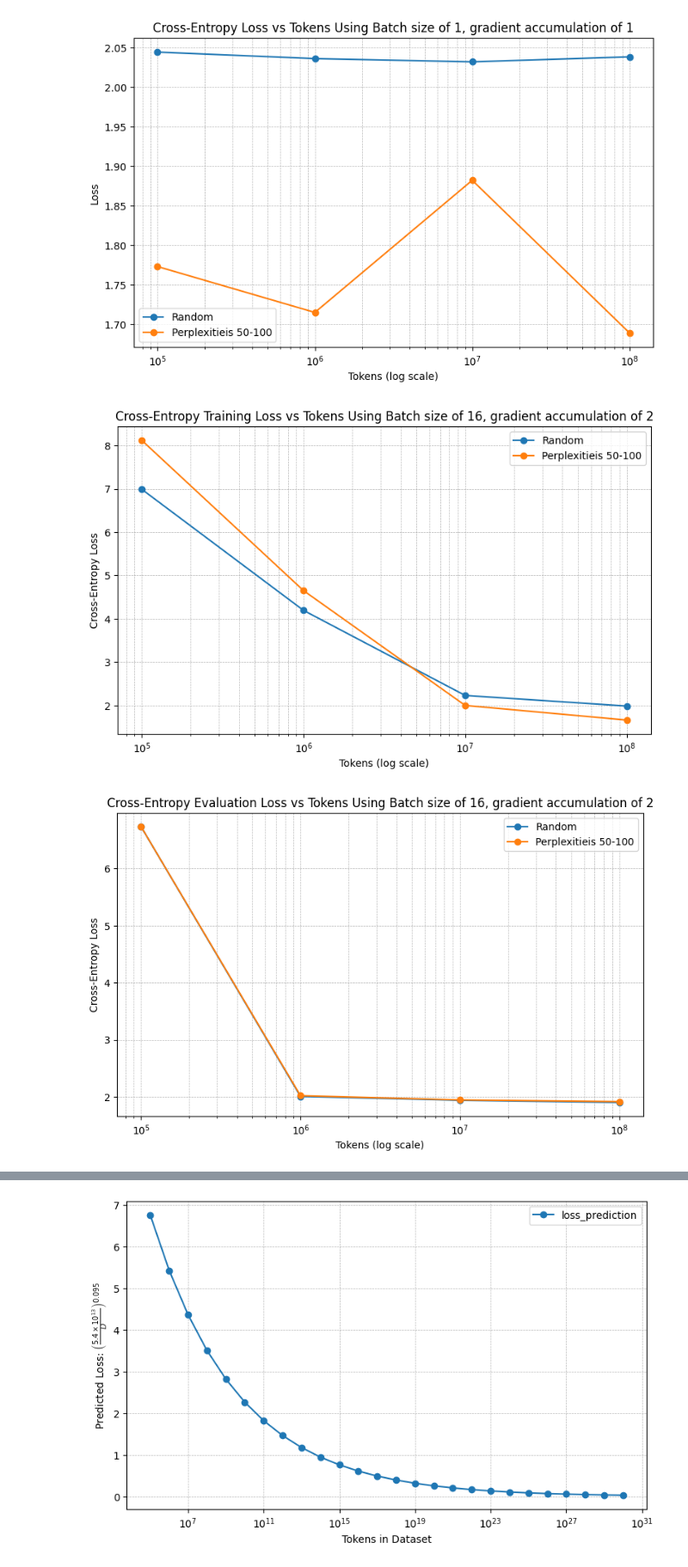
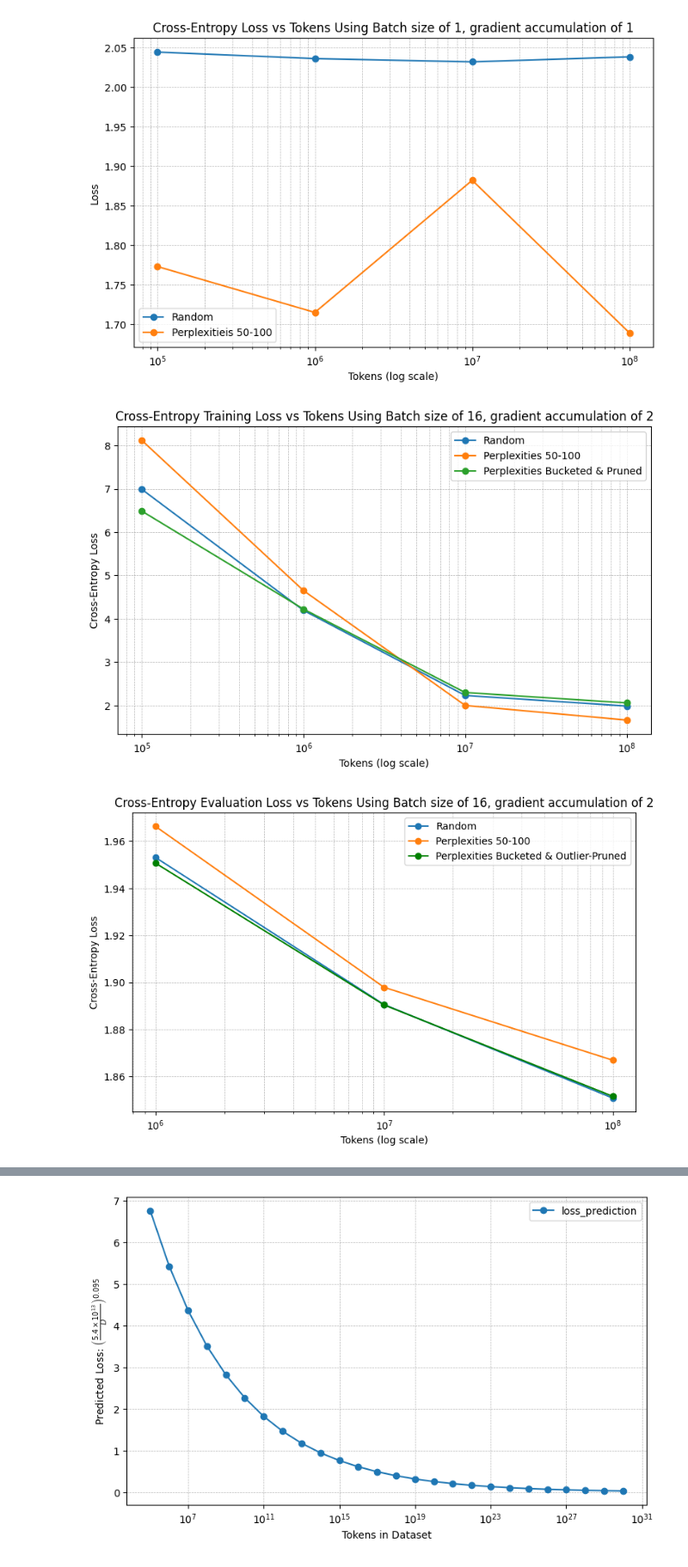
Before and after one commit to jaylim13/data-selection-project0, a Jupyter notebook: scaling_law/lightweight_fine_tuning.ipynb, the cells around one changed output, grey strips where cells are left out. Shown: that part at 86% size. Saved outputs shown, nothing was run; the diff lists cells and outputs as text; code cells hidden in the pictures.

```diff
--- a/scaling_law/lightweight_fine_tuning.ipynb
+++ b/scaling_law/lightweight_fine_tuning.ipynb
@@ -444,12 +444,22 @@ perplexity = [
     1.9986129461550246,
     1.6605193136872658,
 ]
-
+perplexity_bucketed_pruned = [
+    6.483903646469116,
+    4.221801249186198,
+    2.2964627368777406,
+    2.0566313794837243,
+]
 
 plt.figure(figsize=(8, 5))
 plt.plot(token_sizes, random, marker="o", label="Random")
-# plt.plot(token_sizes, perplexity_1, marker="o", label="Perplexities 0-100")
-plt.plot(token_sizes, perplexity, marker="o", label="Perplexitieis 50-100")
+plt.plot(token_sizes, perplexity, marker="o", label="Perplexities 50-100")
+plt.plot(
+    token_sizes,
+    perplexity_bucketed_pruned,
+    marker="o",
+    label="Perplexities Bucketed & Pruned",
+)
 
 plt.xscale("log")
 plt.gca().xaxis.set_major_locator(LogLocator(base=10.0))
@@ -465,40 +475,51 @@ plt.title(
 )
 plt.show()
 # %% [output]
-[figure, old version]
+[figure, new version]
 # %%
 import matplotlib.pyplot as plt
 import numpy as np
 from matplotlib.ticker import LogLocator, LogFormatterMathtext
 
-token_sizes = [1e5, 1e6, 1e7, 1e8]
-random = [6.731801986694336, 2.0069291591644287, 1.939154863357544, 1.90092134475708]
+token_sizes = [1e6, 1e7, 1e8]
+random = [1.9531363248825073, 1.8905752897262573, 1.8508310317993164]
 perplexity = [
-    6.731801986694336,
-    2.0202713012695312,
-    1.9458389282226562,
-    1.9161430597305298,
+    1.9663480520248413,
+    1.8979192972183228,
+    1.866931438446045,
+]
+perplexity_bucketed_pruned = [
+    1.9507288932800293,
+    1.8904259204864502,
+    1.8515907526016235,
 ]
 
 
 plt.figure(figsize=(8, 5))
 plt.plot(token_sizes, random, marker="o", label="Random")
 # plt.plot(token_sizes, perplexity_1, marker="o", label="Perplexities 0-100")
-plt.plot(token_sizes, perplexity, marker="o", label="Perplexitieis 50-100")
+plt.plot(token_sizes, perplexity, marker="o", label="Perplexities 50-100")
+plt.plot(
+    token_sizes,
+    perplexity_bucketed_pruned,
+    marker="o",
+    label="Perplexities Bucketed & Outlier-Pruned",
+    color="green",
+)
 
 plt.xscale("log")
-# plt.ylim(1.8, 2.2)
+# plt.ylim(1.85, 1.96)
 plt.gca().xaxis.set_major_locator(LogLocator(base=10.0))
 plt.gca().xaxis.set_major_formatter(LogFormatterMathtext())
 
 plt.xlabel("Tokens (log scale)")
 plt.ylabel("Cross-Entropy Loss")
 plt.legend()
 plt.grid(True, which="both", ls="--", lw=0.5)
 plt.tight_layout()
 plt.title(
     "Cross-Entropy Evaluation Loss vs Tokens Using Batch size of 16, gradient accumulation of 2"
 )
 plt.show()
 # %% [output]
-[figure, old version]
+[figure, new version]
```
Also changed, not shown: parts of 1 cell of this notebook, 6 other files.
